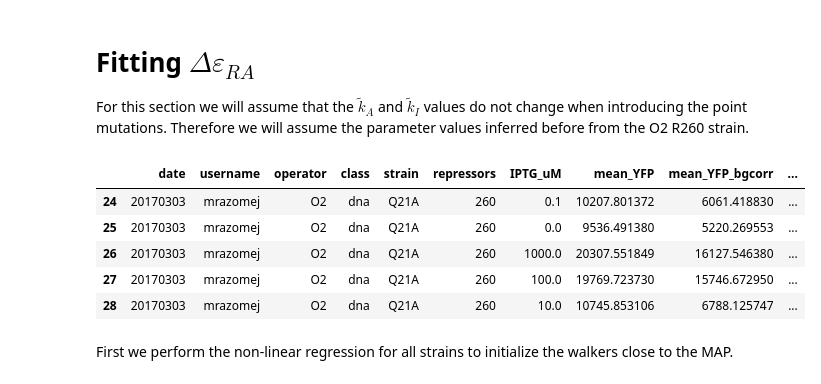
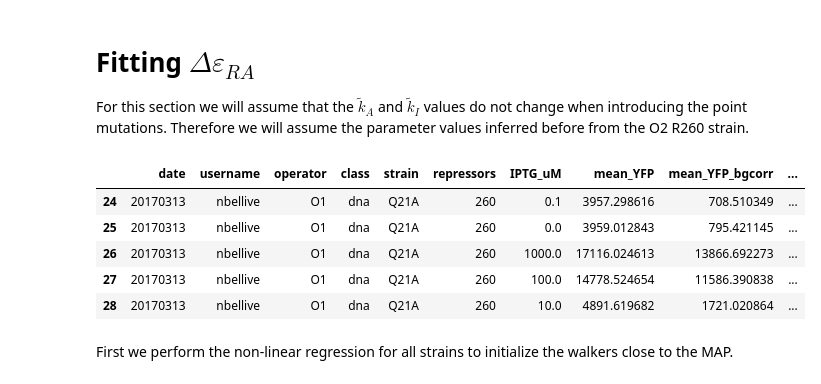
Before and after one commit to RPGroup-PBoC/mwc_mutants, a Jupyter notebook: code/analysis/MCMC_parameter_comparison.ipynb, the cells around one changed output. Cells and saved outputs as stored; diff of their text form; code cells hidden in the pictures.

```diff
--- a/code/analysis/MCMC_parameter_comparison.ipynb
+++ b/code/analysis/MCMC_parameter_comparison.ipynb
@@ -831,17 +836,18 @@ For this section we will assume that the $\tilde{k}_A$ and $\tilde{k}_I$ values
 # %%
 # Read the CSV file with the mean fold change
 df = pd.read_csv('../../data/flow_master.csv',index_col=0 , comment='#')
 df = df[(df.strain!='auto') & (df.strain!='delta')]
+df = df[df.operator=='O1']
 
 # Remove O1 Y20I for now
 df.head()
 # %% [output]
 |  | date | username | operator | class | strain | repressors | IPTG_uM | mean_YFP | mean_YFP_bgcorr | ... |
-| 24 | 20170303 | mrazomej | O2 | dna | Q21A | 260 | 0.1 | 10207.801372 | 6061.418830 | ... |
-| 25 | 20170303 | mrazomej | O2 | dna | Q21A | 260 | 0.0 | 9536.491380 | 5220.269553 | ... |
-| 26 | 20170303 | mrazomej | O2 | dna | Q21A | 260 | 1000.0 | 20307.551849 | 16127.546380 | ... |
-| 27 | 20170303 | mrazomej | O2 | dna | Q21A | 260 | 100.0 | 19769.723730 | 15746.672950 | ... |
-| 28 | 20170303 | mrazomej | O2 | dna | Q21A | 260 | 10.0 | 10745.853106 | 6788.125747 | ... |
+| 24 | 20170313 | nbellive | O1 | dna | Q21A | 260 | 0.1 | 3957.298616 | 708.510349 | ... |
+| 25 | 20170313 | nbellive | O1 | dna | Q21A | 260 | 0.0 | 3959.012843 | 795.421145 | ... |
+| 26 | 20170313 | nbellive | O1 | dna | Q21A | 260 | 1000.0 | 17116.024613 | 13866.692273 | ... |
+| 27 | 20170313 | nbellive | O1 | dna | Q21A | 260 | 100.0 | 14778.524654 | 11586.390838 | ... |
+| 28 | 20170313 | nbellive | O1 | dna | Q21A | 260 | 10.0 | 4891.619682 | 1721.020864 | ... |
 # %% [markdown]
 First we perform the non-linear regression for all strains to initialize the walkers close to the MAP.
 # %%
```
Also changed, not shown: parts of 12 cells of this notebook, 1 other file.
